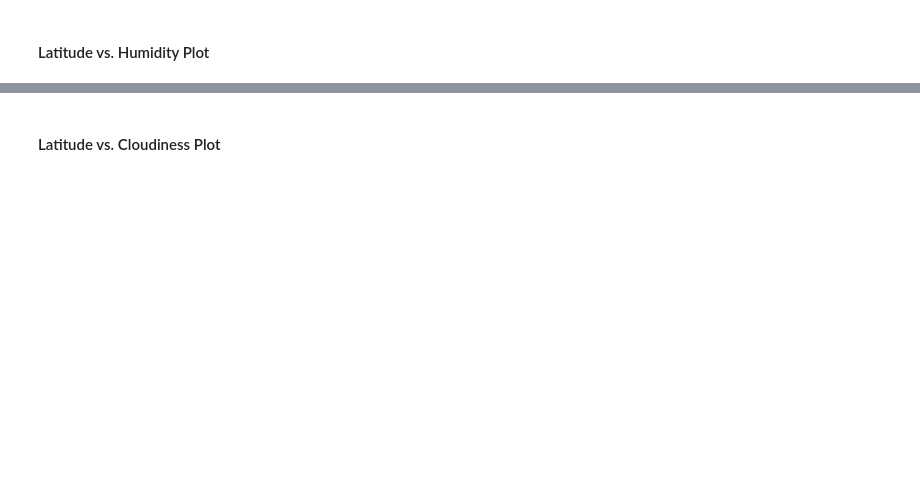
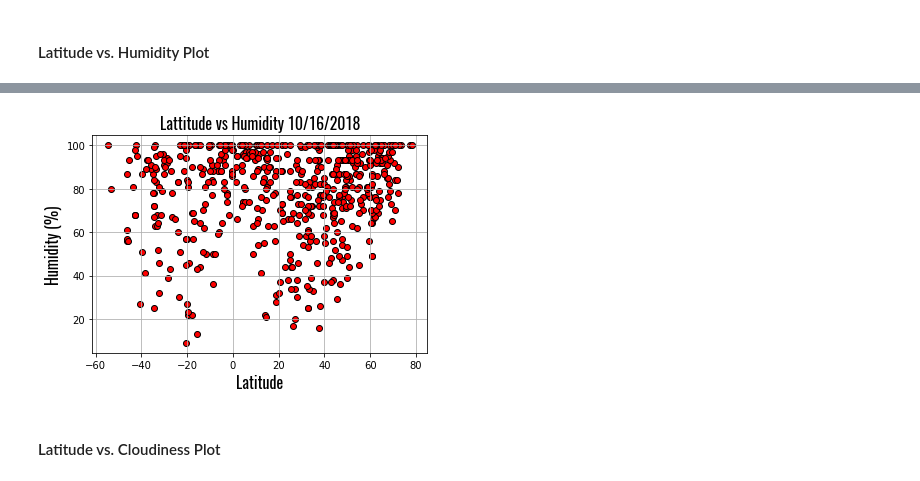
Before and after one commit to codistryNhan/python-apis, a Jupyter notebook: openWeatherMapAPI/WeatherPy.ipynb, the cells around one changed output, grey strips where cells are left out. Cells and saved outputs as stored; diff of their text form; code cells hidden in the pictures; blank space fills up the shorter version.

```diff
--- a/openWeatherMapAPI/WeatherPy.ipynb
+++ b/openWeatherMapAPI/WeatherPy.ipynb
@@ -192,2 +152,15 @@ TypeError: 'str' object is not callable
+# %%
+city_humidity = cities_df['Humidity']
+
+plt.scatter(city_lat, city_humidity, edgecolor='black', color="red")
+plt.xlabel('Latitude', fontname="Oswald", fontsize = 16)
+plt.ylabel("Humidity (%)", fontname="Oswald", fontsize = 16)
+plt.title("Lattitude vs Humidity " + date, fontname="Oswald", fontsize = 16)
+plt.grid(True)
+
+#Save fig
+plt.savefig("output_data/Fig1.png")
+# %% [output]
+[figure, added]
 # %% [markdown]
 #### Latitude vs. Cloudiness Plot
```
Also changed, not shown: parts of 12 cells of this notebook, 4 other files.
